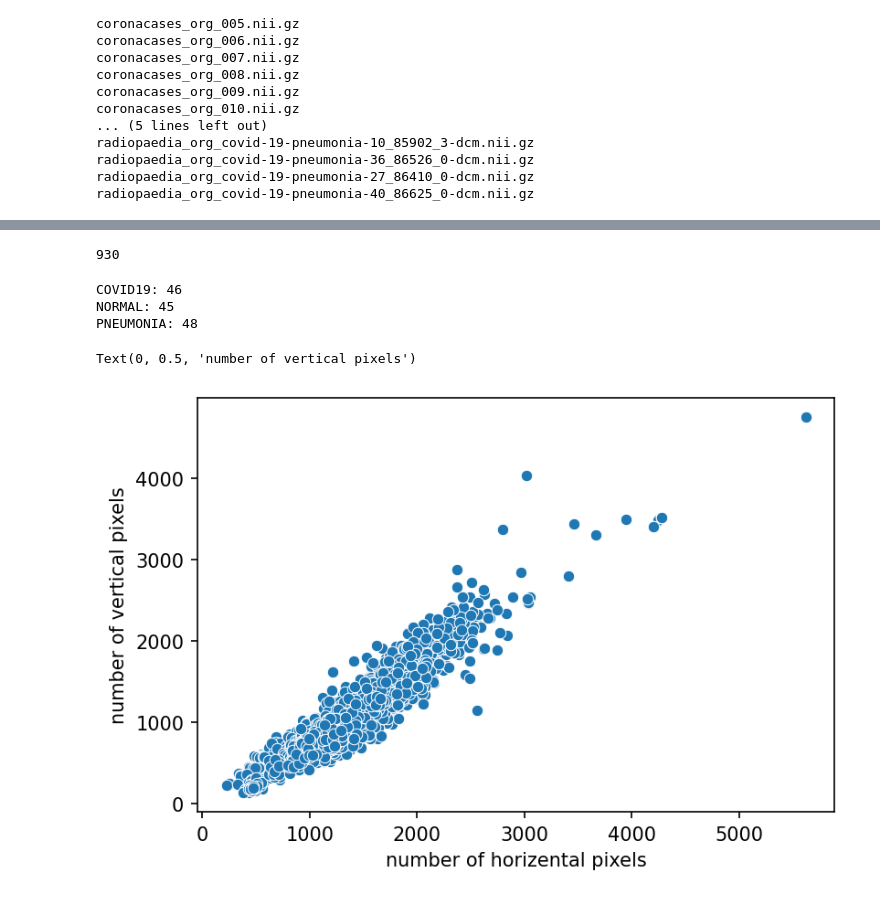
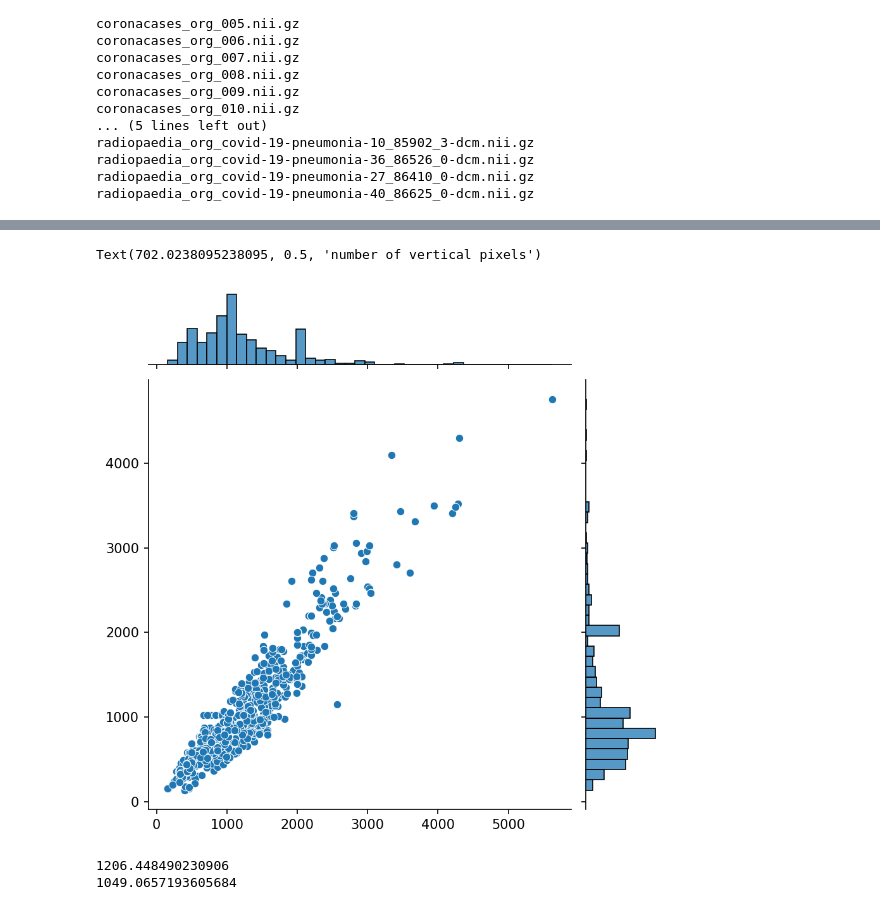
Before and after one commit to MahyarFardin/Neural-Networks, a Jupyter notebook: project/Project.ipynb, the cells around one changed output, grey strips where cells are left out. Saved outputs shown, nothing was run; the diff lists cells and outputs as text; code cells hidden in the pictures.

```diff
--- a/project/Project.ipynb
+++ b/project/Project.ipynb
@@ -126,2 +147,2 @@ for x in os.listdir(root):
 # %%
-shutil.rmtree("/content/gdrive/MyDrive/data")
+data_path="/content/gdrive/MyDrive/data"
@@ -130,30 +149,25 @@ img_dir="/content/covid-chestxray-dataset/images"
-# %%
-len(os.listdir(img_dir))
-# %% [output]
-930
-# %%
-for subdir in os.listdir(testDir):
-  print(subdir+": "+str(len(os.path.join(testDir, subdir))))
-# %% [output]
-COVID19: 46
-NORMAL: 45
-PNEUMONIA: 48
 # %%
 imagesInfo=[[],[],[]]
 
-for subdir in os.listdir(trainDir):
-  for image in os.listdir(os.path.join(trainDir, subdir)):
-    img=Image.open(os.path.join(trainDir, subdir, image))
+for subdir in os.listdir(data_path):
+  for image in os.listdir(os.path.join(data_path, subdir)):
+    img=Image.open(os.path.join(data_path, subdir, image))
     imagesInfo[0].append(img.size[0])
     imagesInfo[1].append(img.size[1])
     imagesInfo[2].append(img.mode)
 # %%
-sns.scatterplot(imagesInfo[0],imagesInfo[1])
+sns.jointplot(imagesInfo[0],imagesInfo[1])
 plt.xlabel("number of horizental pixels")
 plt.ylabel("number of vertical pixels")
 # %% [output]
-Text(0, 0.5, 'number of vertical pixels')
+Text(702.0238095238095, 0.5, 'number of vertical pixels')
-[figure, old version]
+[figure, new version]
+# %%
+print(np.average(imagesInfo[0]))
+print(np.average(imagesInfo[1]))
+# %% [output]
+1206.448490230906
+1049.0657193605684
 # %%
 sns.histplot(imagesInfo[2])
 # %% [output]
```
Also changed, not shown: parts of 29 cells of this notebook.
